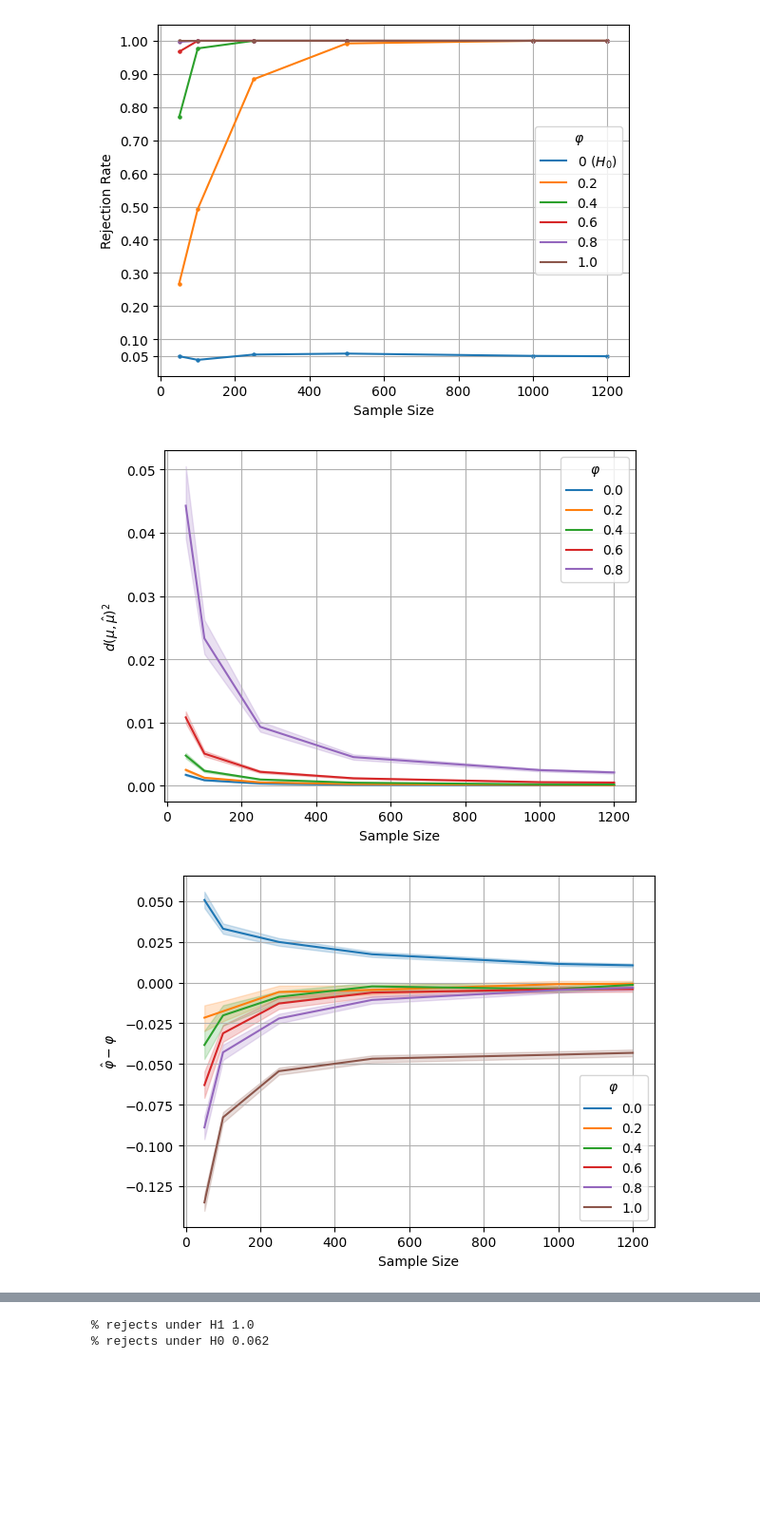
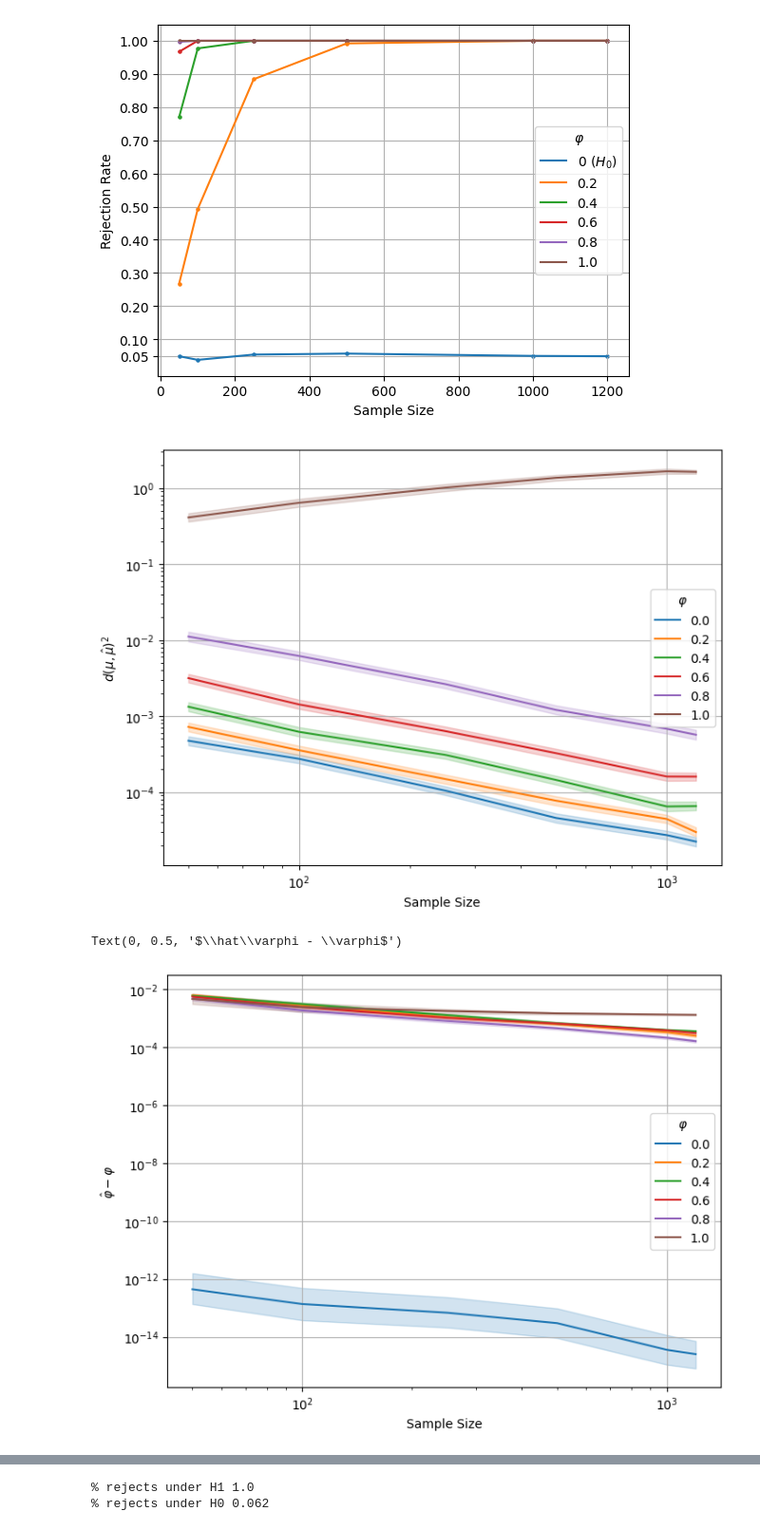
Before and after one commit to matthieubulte/GAR, a Jupyter notebook: ar(1)_dists.ipynb, the cells around one changed output, grey strips where cells are left out. Shown at 95% size. Cells and saved outputs as stored; diff of their text form; code cells hidden in the pictures; blank space fills up the shorter version.

```diff
--- a/ar(1)_dists.ipynb
+++ b/ar(1)_dists.ipynb
@@ -99,2 +112,2 @@ Running T=50 phi=1.0
 # %%
-df = pd.read_csv('./results_R_mult_noise_extended.csv')
+df = pd.read_csv('./results_R_mult_noise.csv')
@@ -125,9 +140,12 @@ plt.savefig('./rejection_rates_R_mult_noise.pdf')
 # %% [output]
 [figure]
 # %%
+f, ax = plt.subplots(figsize=(8,6))
+ax.set(xscale="log", yscale="log")
+
 for phi in df.phi.unique():
-    if phi == 1:
-        continue
+    # if phi == 1:
+    #     continue
 
     sub_df = df[df['phi'] == phi]
 
@@ -139,22 +157,26 @@ plt.grid('on')
 plt.xlabel('Sample Size')
 plt.ylabel(r'$d(\mu, \hat\mu)^2$')
 
-plt.savefig('./err_mu_R_mult_noise.pdf')
+plt.savefig('./err_mu_R_mult_noise_loglog.pdf')
 # %% [output]
-[figure, old version]
+[figure, new version]
 # %%
+f, ax = plt.subplots(figsize=(8,6))
+ax.set(xscale="log", yscale="log")
+
 for phi in df.phi.unique():
     sub_df = df[df['phi'] == phi].copy()
-    sub_df['err_phi_hat'] = sub_df['phi_hat'] - phi
+    sub_df['err_phi_hat'] = np.power(sub_df['phi_hat'] - phi, 2) + 1e-20
 
 #     plt.scatter(sub_df['T'], sub_df., s=5)
-    sns.lineplot(sub_df, x='T', y='err_phi_hat', label=np.round(phi,1))
+    sns.lineplot(sub_df, x='T', y='err_phi_hat', label=np.round(phi,1), ax=ax)
 
 plt.legend(title=r'$\varphi$')
 plt.grid('on')
 plt.xlabel('Sample Size')
 plt.ylabel(r'$\hat\varphi - \varphi$')
 
-plt.savefig('./err_phi_R_mult_noise.pdf')
+# plt.savefig('./err_phi_R_mult_noise.pdf')
 # %% [output]
+Text(0, 0.5, '$\\hat\\varphi - \\varphi$')
-[figure, old version]
+[figure, new version]
```
Also changed, not shown: parts of 12 cells of this notebook, 2 other files.
